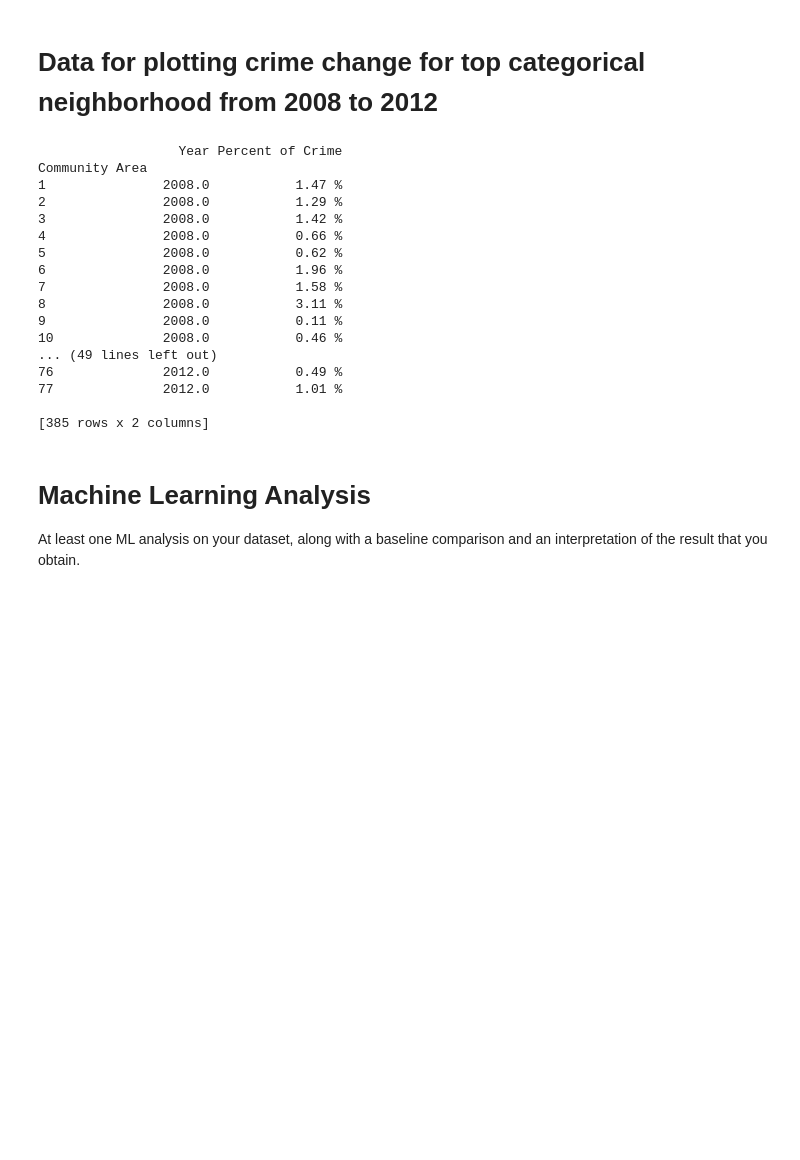
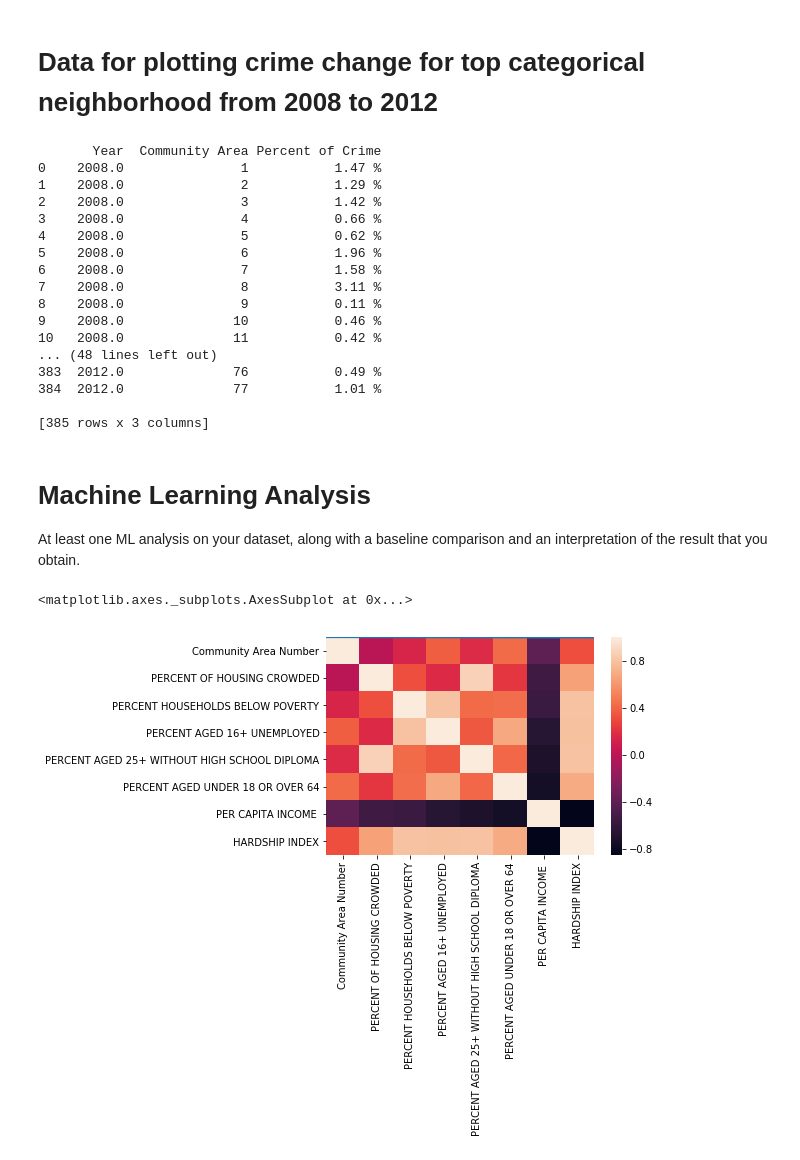
Before and after one commit to edgeslab/CS418-Project, a Jupyter notebook: 418_ProjectV3.ipynb, the cells around one changed output. Drawn from its saved outputs; the diff is of its cells as text; code cells hidden in the pictures; blank space fills up the shorter version.

```diff
--- a/418_ProjectV3.ipynb
+++ b/418_ProjectV3.ipynb
@@ -245,30 +245,43 @@ sum_data = sum_data.drop(columns=['level_1'])
 sum_data['Community Area'] = pd.DataFrame(data=community_area)
 sum_data = sum_data[['Year','Community Area','Percent of Crime']]
 sum_data['Percent of Crime'] = sum_data['Percent of Crime'].apply(lambda x: "{0:.2f} %".format(x*100))
-sum_data=sum_data.set_index('Community Area')
 print(sum_data)
 # %% [output]
-                  Year Percent of Crime
-Community Area
-1               2008.0           1.47 %
-2               2008.0           1.29 %
-3               2008.0           1.42 %
-4               2008.0           0.66 %
-5               2008.0           0.62 %
-6               2008.0           1.96 %
-7               2008.0           1.58 %
-8               2008.0           3.11 %
-9               2008.0           0.11 %
-10              2008.0           0.46 %
-... (49 lines left out)
-76              2012.0           0.49 %
-77              2012.0           1.01 %
+       Year  Community Area Percent of Crime
+0    2008.0               1           1.47 %
+1    2008.0               2           1.29 %
+2    2008.0               3           1.42 %
+3    2008.0               4           0.66 %
+4    2008.0               5           0.62 %
+5    2008.0               6           1.96 %
+6    2008.0               7           1.58 %
+7    2008.0               8           3.11 %
+8    2008.0               9           0.11 %
+9    2008.0              10           0.46 %
+10   2008.0              11           0.42 %
+... (48 lines left out)
+383  2012.0              76           0.49 %
+384  2012.0              77           1.01 %
 
-[385 rows x 2 columns]
+[385 rows x 3 columns]
 # %% [markdown]
 # Machine Learning Analysis
 At least one ML analysis on your dataset, along with a baseline comparison
 and an interpretation of the result that you obtain.
+# %%
+CrimePredict = pd.read_csv('ChicagoSocioecon.csv')
+CrimePredict.head()
+#CrimePredict.info()
+#CrimePredict.describe()
+#CrimePredict.columns
+
+#sns.pairplot(CrimePredict)
+sns.distplot(CrimePredict['PERCENT AGED 25+ WITHOUT HIGH SCHOOL DIPLOMA'])
+x=CrimePredict.corr()
+sns.heatmap(x)
+# %% [output]
+<matplotlib.axes._subplots.AxesSubplot at 0x...>
+[figure, added]
 # %% [markdown]
 # Reflection
 Reflection: a discussion of the following:
```
Also changed, not shown: parts of 4 cells of this notebook.
